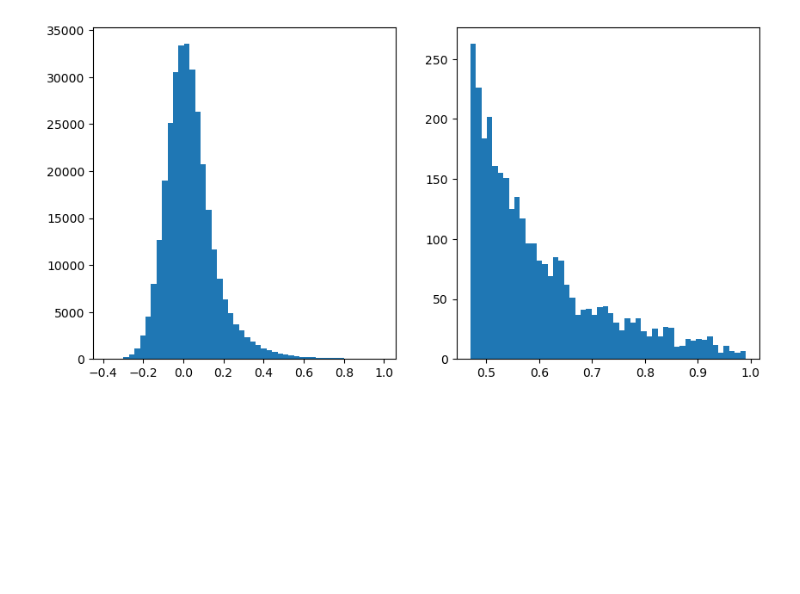
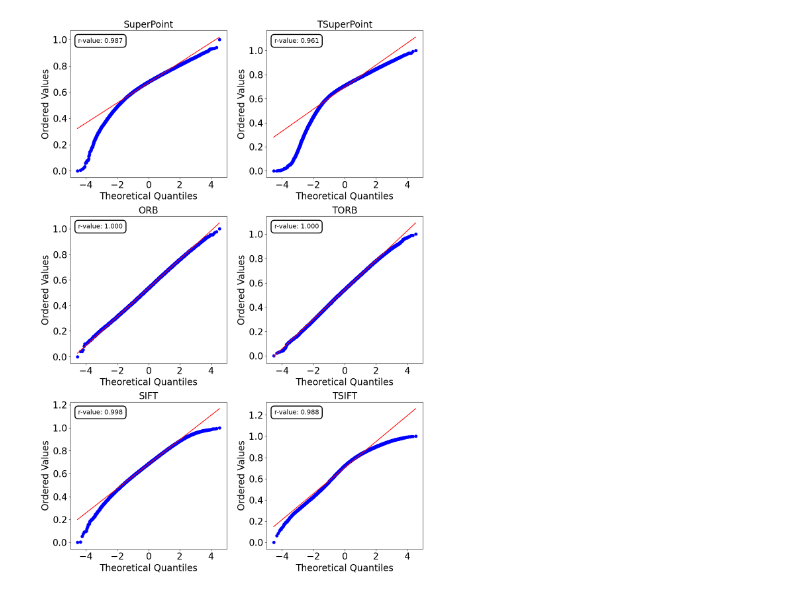
Before and after one commit to imonalc/Keypoints, a Jupyter notebook: EDA_descriptor.ipynb, the cells around one changed output. Drawn from its saved outputs; the diff is of its cells as text; code cells hidden in the pictures; blank space fills up the shorter version.

Commit message:
remake dist of dist

```diff
--- a/EDA_descriptor.ipynb
+++ b/EDA_descriptor.ipynb
@@ -59,11 +50,27 @@ plot(sim_list)
-# %%
-flattened_array = sim.flatten()
-filtered_array2 = flattened_array.copy()#[flattened_array > 0]
-threshold = np.percentile(flattened_array, 99)
-filtered_array = flattened_array[flattened_array >= threshold].copy()
-fig_img, axs_img = plt.subplots(1, 2, figsize=(4*2+2, 5))
-axs_img[0].hist(filtered_array2, bins=50)
-axs_img[1].hist(filtered_array, bins=50)
-plt.show()
-# %% [output]
-[figure, removed]
+# %%
+def QQplot(sim_list, nm_list):
+    fig_img, axs = plt.subplots(3, 2, figsize=(12, 17))
+    for idx, sim in enumerate(sim_list):
+        ax = axs[idx//2, idx%2]
+        flat_sim = sim.flatten().copy()
+        flat_sim = -flat_sim
+        flat_sim = (flat_sim - np.min(flat_sim)) / (np.max(flat_sim) - np.min(flat_sim))
+
+        # Q-Qプロットの作成
+        (osm, osr), (slope, intercept, r) = probplot(flat_sim, dist="norm", plot=ax)
+        bbox_props = dict(boxstyle='round,pad=0.5', facecolor='white', edgecolor='black', linewidth=2)
+        ax.text(x=0.05, y=0.95, s=f'r-value: {r:.3f}', fontsize=14,
+                horizontalalignment='left', verticalalignment='top',
+                transform=ax.transAxes, bbox=bbox_props)
+
+        ax.set_title(f"{nm_list[idx]}", fontsize=20)
+        ax.tick_params(axis='both', labelsize=20)
+        ax.set_ylabel('Ordered Values', fontsize=20)
+        ax.set_xlabel('Theoretical Quantiles', fontsize=20)
+
+    plt.tight_layout()
+    plt.show()
+
+QQplot(sim_list, nm_list)
+# %% [output]
+[figure, added]
```
Also changed, not shown: parts of 2 cells of this notebook.
